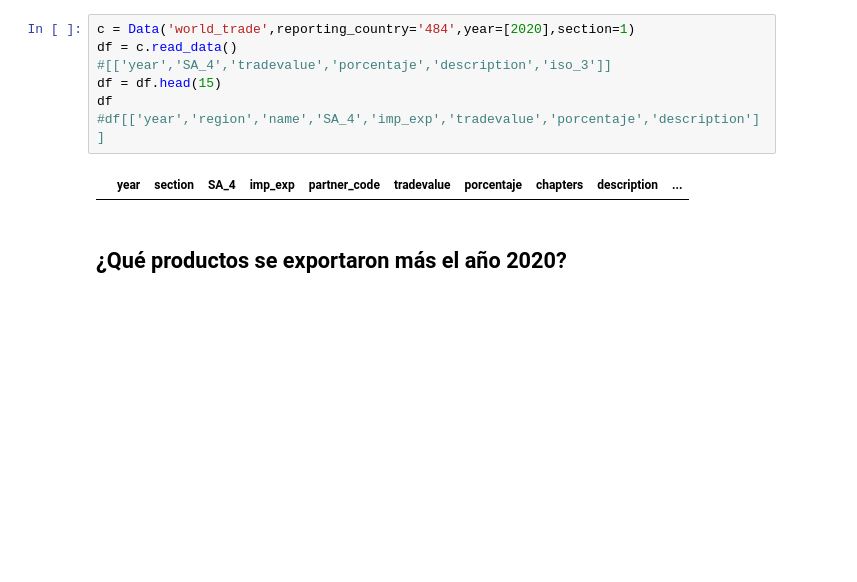
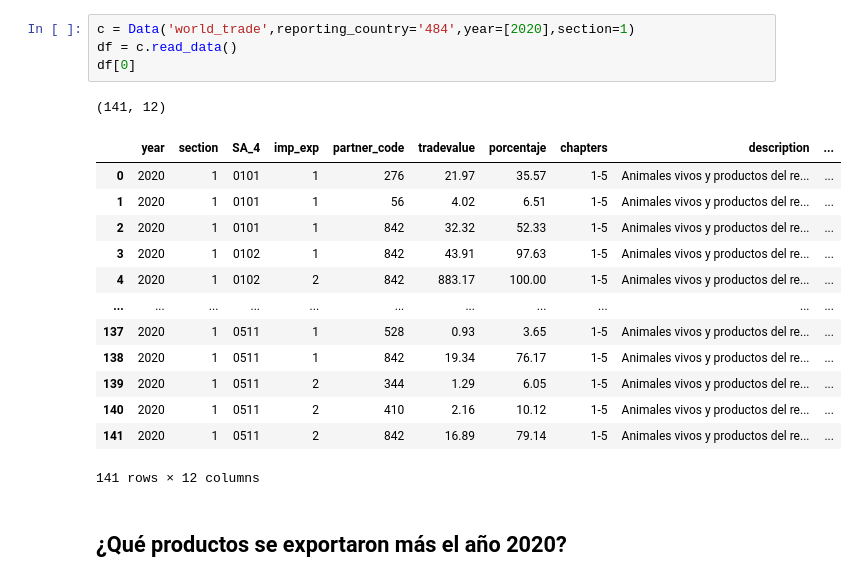
Before and after one commit to coderchemivan/Comercio_exterior, a Jupyter notebook: app/data_processing/data_processing.ipynb, the cells around one changed output. Saved outputs shown, nothing was run; the diff lists cells and outputs as text; blank space fills up the shorter version.

```diff
--- a/app/data_processing/data_processing.ipynb
+++ b/app/data_processing/data_processing.ipynb
@@ -239,12 +212,22 @@ class Data():
 # %%
 c = Data('world_trade',reporting_country='484',year=[2020],section=1)
 df = c.read_data()
-#[['year','SA_4','tradevalue','porcentaje','description','iso_3']]
-df = df.head(15)
-df
-#df[['year','region','name','SA_4','imp_exp','tradevalue','porcentaje','description']]
+df[0]
 # %% [output]
+(141, 12)
 |  | year | section | SA_4 | imp_exp | partner_code | tradevalue | porcentaje | chapters | description | ... |
+| 0 | 2020 | 1 | 0101 | 1 | 276 | 21.97 | 35.57 | 1-5 | Animales vivos y productos del re... | ... |
+| 1 | 2020 | 1 | 0101 | 1 | 56 | 4.02 | 6.51 | 1-5 | Animales vivos y productos del re... | ... |
+| 2 | 2020 | 1 | 0101 | 1 | 842 | 32.32 | 52.33 | 1-5 | Animales vivos y productos del re... | ... |
+| 3 | 2020 | 1 | 0102 | 1 | 842 | 43.91 | 97.63 | 1-5 | Animales vivos y productos del re... | ... |
+| 4 | 2020 | 1 | 0102 | 2 | 842 | 883.17 | 100.00 | 1-5 | Animales vivos y productos del re... | ... |
+| ... | ... | ... | ... | ... | ... | ... | ... | ... | ... | ... |
+| 137 | 2020 | 1 | 0511 | 1 | 528 | 0.93 | 3.65 | 1-5 | Animales vivos y productos del re... | ... |
+| 138 | 2020 | 1 | 0511 | 1 | 842 | 19.34 | 76.17 | 1-5 | Animales vivos y productos del re... | ... |
+| 139 | 2020 | 1 | 0511 | 2 | 344 | 1.29 | 6.05 | 1-5 | Animales vivos y productos del re... | ... |
+| 140 | 2020 | 1 | 0511 | 2 | 410 | 2.16 | 10.12 | 1-5 | Animales vivos y productos del re... | ... |
+| 141 | 2020 | 1 | 0511 | 2 | 842 | 16.89 | 79.14 | 1-5 | Animales vivos y productos del re... | ... |
+141 rows × 12 columns
 # %% [markdown]
 ## ¿Qué productos se exportaron más el año 2020?
 # %%
```
Also changed, not shown: parts of 4 cells of this notebook, 1 other file.
